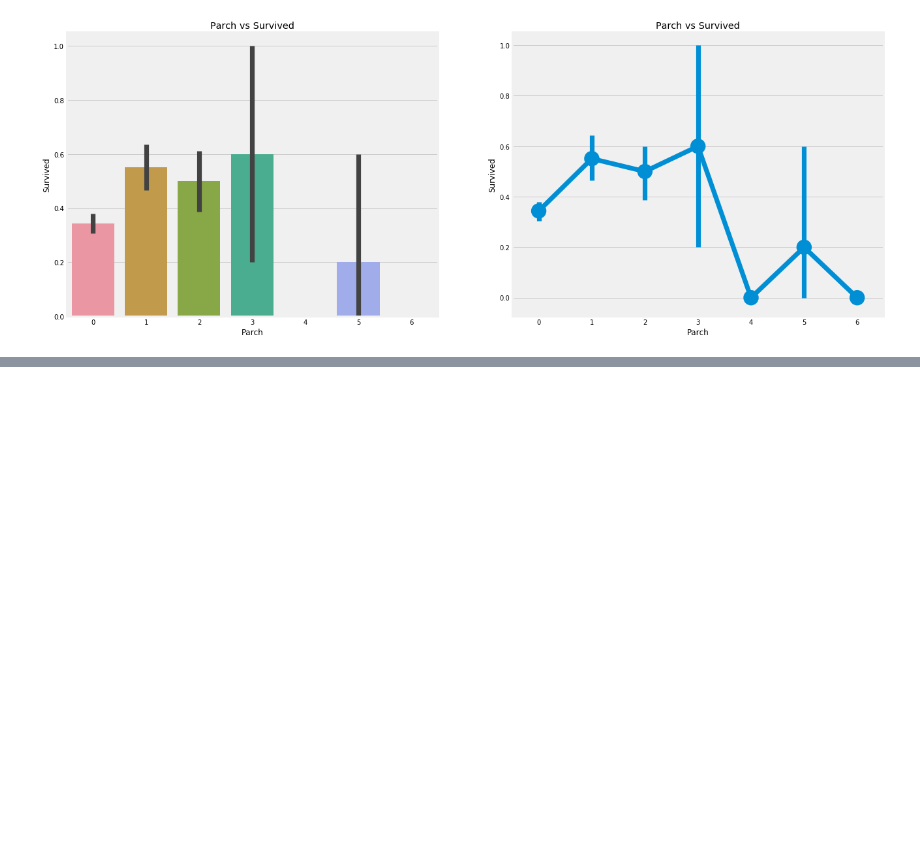
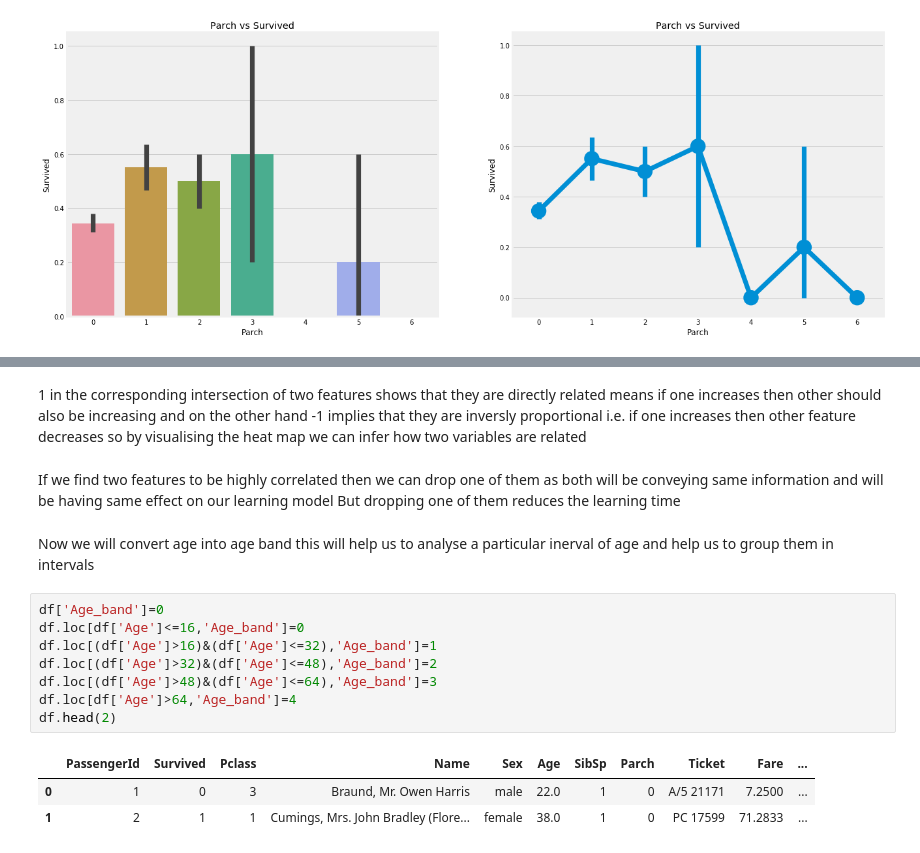
Before and after one commit to Ramitphi/kaggle-titanic-survived-analysis, a Jupyter notebook: titanic_cont.ipynb, the cells around one changed output, grey strips where cells are left out. Cells and saved outputs as stored; diff of their text form; blank space fills up the shorter version.

```diff
--- a/titanic_cont.ipynb
+++ b/titanic_cont.ipynb
@@ -197,0 +239,22 @@ plt.show()
+# %% [markdown]
+1 in the corresponding intersection of two features shows that they are directly related means if one increases then other should also be increasing
+and on the other hand -1 implies that they are inversly proportional i.e. if one increases then other feature decreases
+so by visualising the heat map we can infer how two variables are related
+# %% [markdown]
+If we find two features to be highly correlated then we can drop one of them as both will be conveying same information and will be having same effect on our learning model
+But dropping one of them reduces the learning time
+# %% [markdown]
+Now we will convert age into age band this will
+help us to analyse a particular inerval of age and help us to group them in intervals
+# %%
+df['Age_band']=0
+df.loc[df['Age']<=16,'Age_band']=0
+df.loc[(df['Age']>16)&(df['Age']<=32),'Age_band']=1
+df.loc[(df['Age']>32)&(df['Age']<=48),'Age_band']=2
+df.loc[(df['Age']>48)&(df['Age']<=64),'Age_band']=3
+df.loc[df['Age']>64,'Age_band']=4
+df.head(2)
+# %% [output]
+|  | PassengerId | Survived | Pclass | Name | Sex | Age | SibSp | Parch | Ticket | Fare | ... |
+| 0 | 1 | 0 | 3 | Braund, Mr. Owen Harris | male | 22.0 | 1 | 0 | A/5 21171 | 7.2500 | ... |
+| 1 | 2 | 1 | 1 | Cumings, Mrs. John Bradley (Flore... | female | 38.0 | 1 | 0 | PC 17599 | 71.2833 | ... |
```
Also changed, not shown: parts of 14 cells of this notebook.
